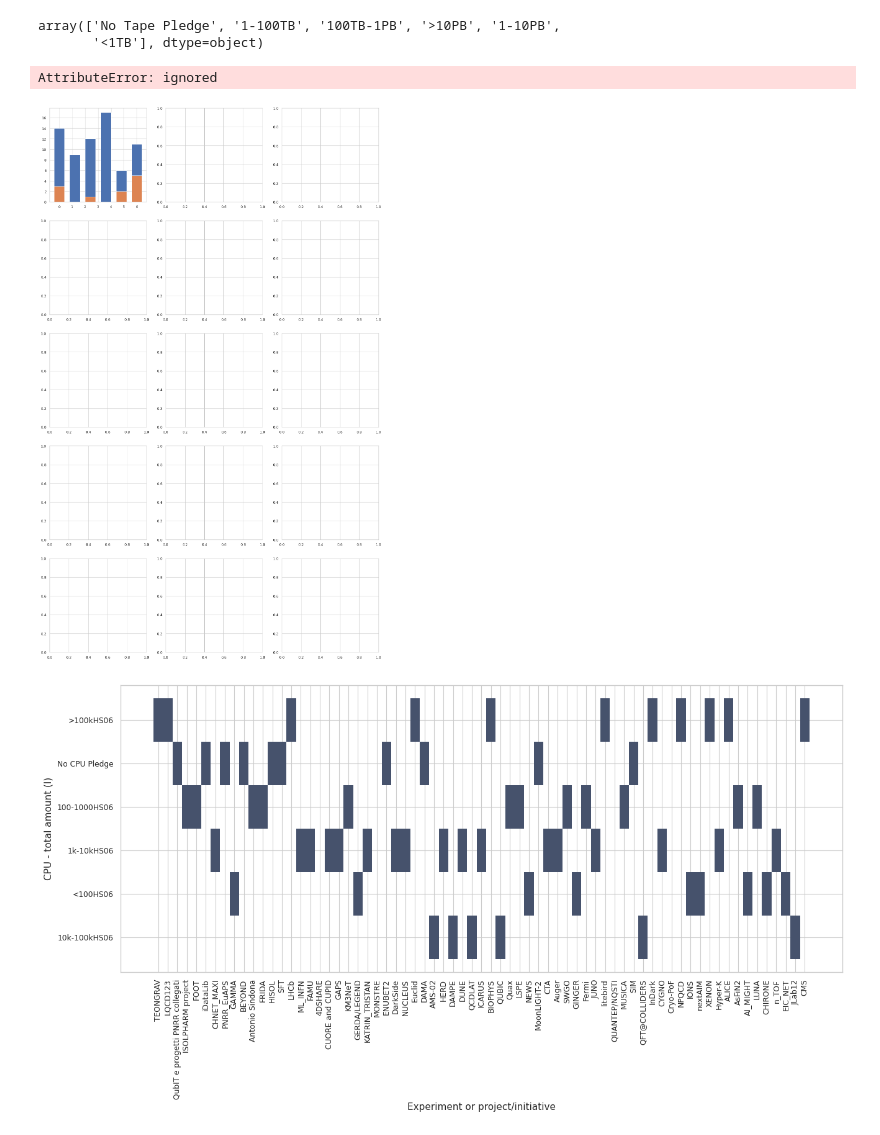
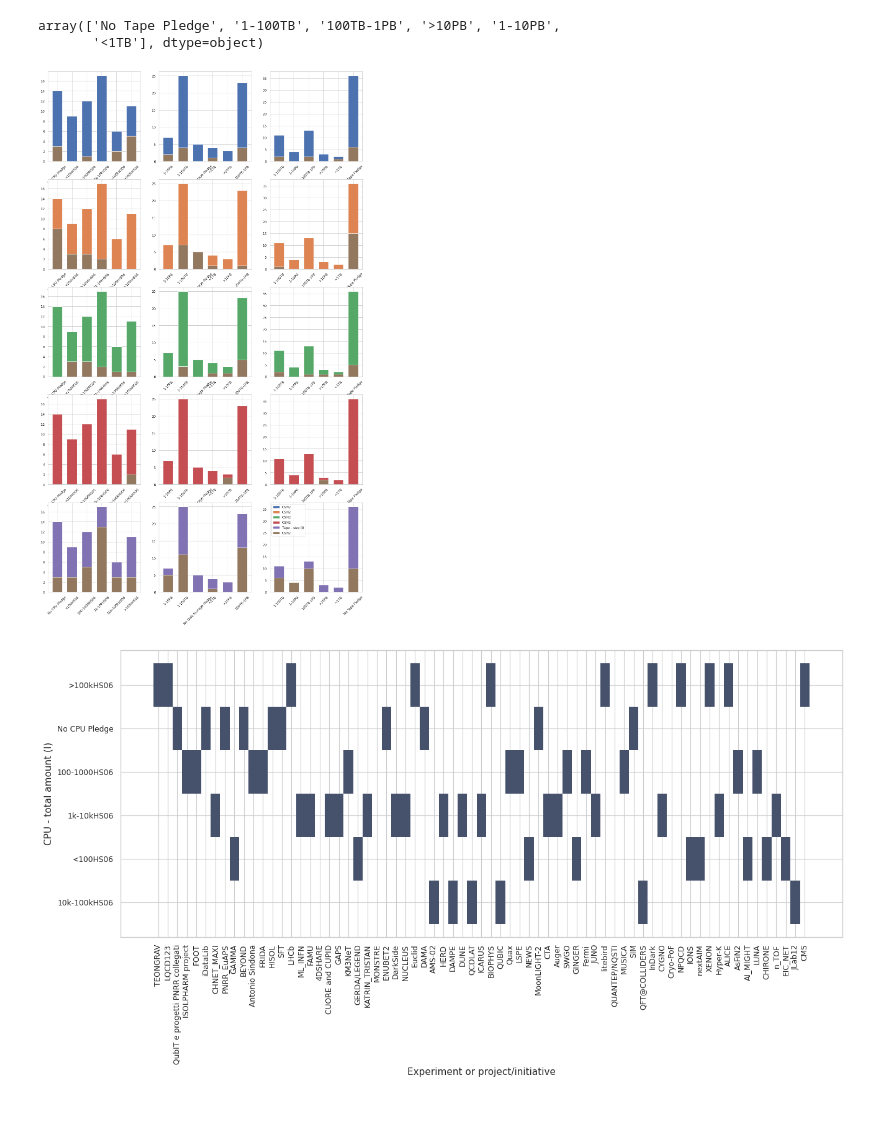
Before and after one commit to gmazzitelli/GSN2, a Jupyter notebook: IFNFCM.ipynb, the cells around one changed output. Saved outputs shown, nothing was run; the diff lists cells and outputs as text; code cells hidden in the pictures.

```diff
--- a/IFNFCM.ipynb
+++ b/IFNFCM.ipynb
@@ -181,37 +181,36 @@ def ro_tape(a):
 def hist_from_label(df, what, labels):
   data = []
   for i, label in enumerate(labels):
     data.append(len(df[df[what]==label]))
   return data
 
 fig, ax = plt.subplots(5,3,figsize=(15,25))
 CSN = pd.unique(df['Scientific Committee'])
 pledges = ["CPU - total amount (I)", "Storage - size (I)", "Tape - size (I)"]
 for i, pladge in enumerate(pledges):
   if pladge == "CPU - total amount (I)":
     df.loc[df[pladge].isnull(), pladge]='No CPU Pledge'
   elif pladge == "Storage - size (I)":
     df.loc[df[pladge].isnull(), pladge]='No Disk Storage Pledge'
   elif pladge == "Tape - size (I)":
     df.loc[df[pladge].isnull(), pladge]='No Tape Pledge'
   else:
     print ("Error no change")
   for j, csn in enumerate(CSN):
     labels = ro_cpu(pd.unique(df[pladge]))
     data = hist_from_label(df, pladge, labels)
     x = np.linspace(0, len(data), len(data))
     ax[j,i].bar(x, data, label=pladge)
 
 
-    for i, csn in enumerate(CSN):
+    for j, csn in enumerate(CSN):
       data2 = hist_from_label(df[df['Scientific Committee']==csn], pladge, labels)
       ax[j,i].bar(x, data2, label=csn)
-      ax[j,i].xticks(x, labels, rotation=45)
+      ax[j,i].set_xticks(x, labels, rotation=45)
 plt.legend()
 plt.show()
 # %% [output]
-AttributeError: ignored
-[figure, old version]
+[figure, new version]
 # %%
 fig, ax = plt.subplots(figsize=(15,6))
 sns.histplot(df, x="Experiment or project/initiative", y="CPU - total amount (I)")
```
